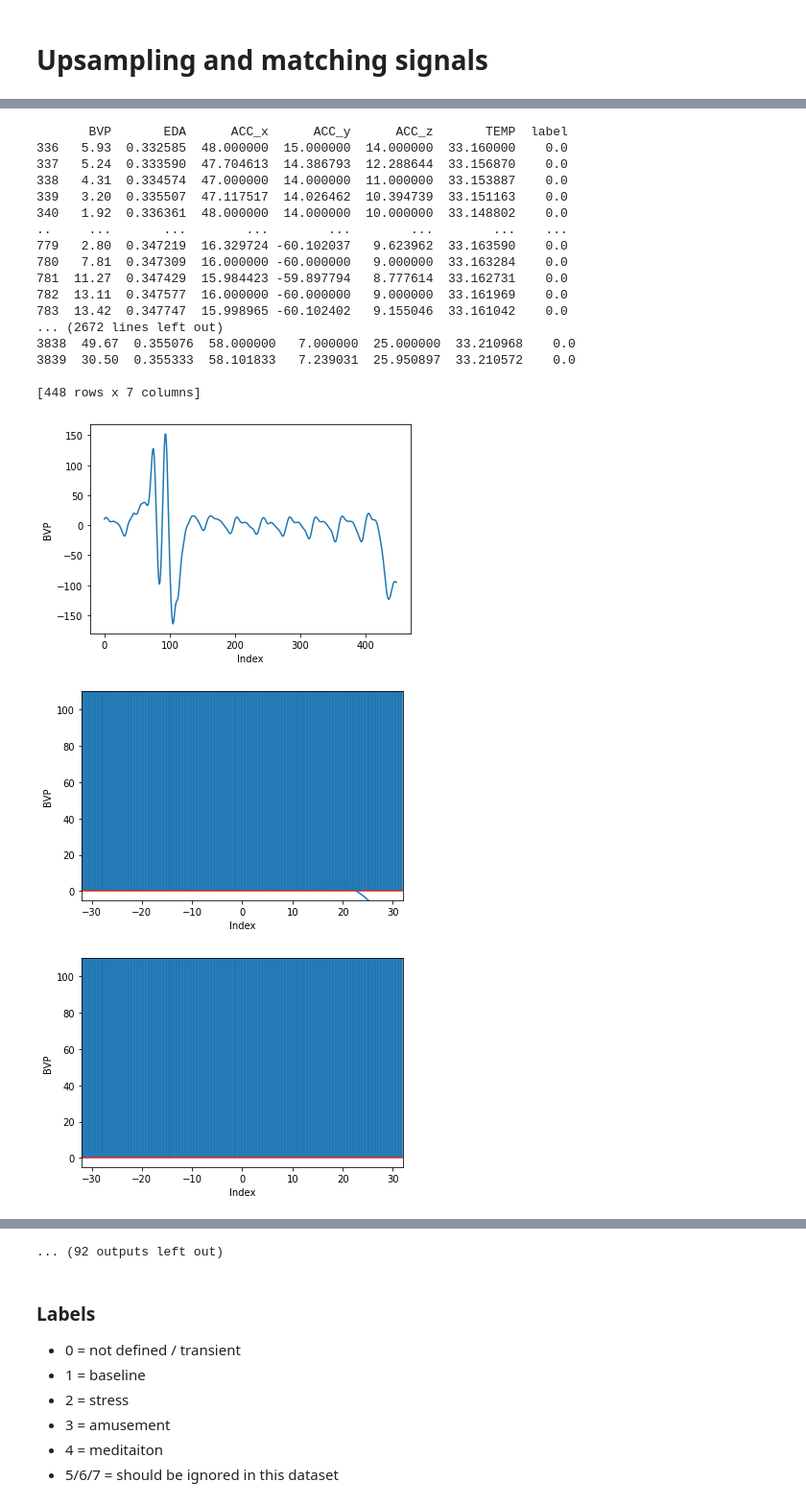
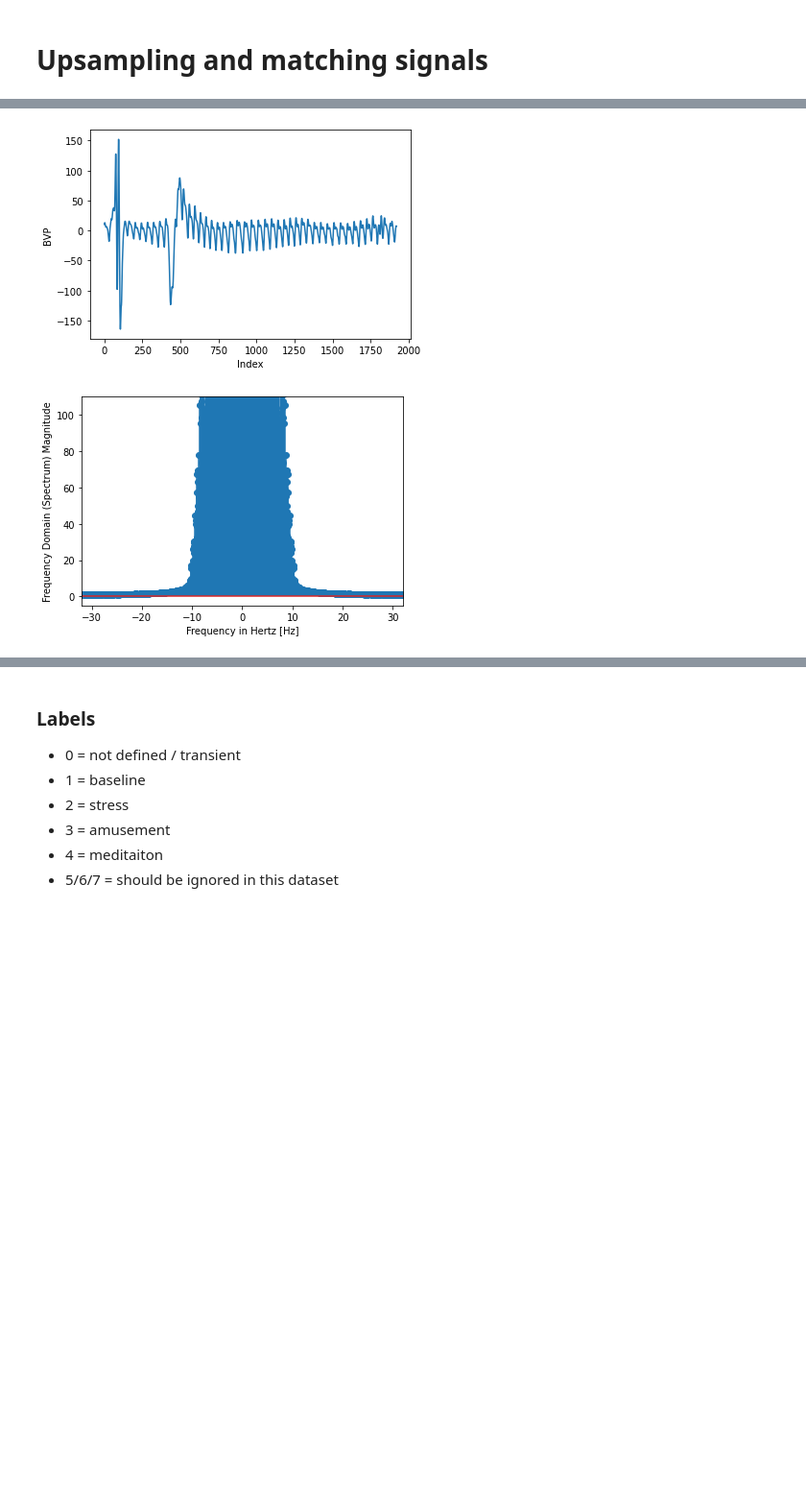
Before and after one commit to peasypi/Stress-Detection-From-Wearables, a Jupyter notebook: code/Stress_Detection_With_Wearables_Explorative_Analyse.ipynb, the cells around one changed output, grey strips where cells are left out. Shown: that part at 96% size. Drawn from its saved outputs; the diff is of its cells as text; code cells hidden in the pictures; blank space fills up the shorter version.

```diff
--- a/code/Stress_Detection_With_Wearables_Explorative_Analyse.ipynb
+++ b/code/Stress_Detection_With_Wearables_Explorative_Analyse.ipynb
@@ -282,7 +281,7 @@ Für *fftfreq* wird N (= SAMPLE_RATE * DURATION) und 1/SAMPLE_RATE
 # %%
 window_len = 64 * 60 # fs = 64 and window length in seconds = 60
 #subwindow_len = 64 * 30 # fs = 64 and sub-window length in seconds = 7
-subwindow_len = 64 * 7 # müsste es nicht 7 sein, wenn sub-window length 7 ist?
+subwindow_len = 64 * 30 # müsste es nicht 7 sein, wenn sub-window length 7 ist?
 window_shift = int(64 * 0.25) # fs = 64 and window shift in seconds = 0.25
 
 window = df_new[:window_len]
@@ -304,9 +303,10 @@ for i in range(0, window_len, window_shift):
         # freq = scipy.fftfreq(8, 0.125)
         #f_s = 30
         f_s = 64
-        X = scipy.fft.fft(x)
+        # du hattest hier x drin - das ist nur ein RangeIndex, der Input für fft ist aber ein Array, deswegen dachte ich vielleicht eher y
+        X = scipy.fft.fft(y)
         #freqs = scipy.fft.fftfreq(len(x)) * f_s
-        N = f_s * 7
+        N = 64 * 30
         freqs = scipy.fft.fftfreq(N, 1/f_s)
         fig, ax = plt.subplots()
 
@@ -327,4 +327,5 @@ for i in range(0, window_len, window_shift):
         # plt.title('(Fast) Fourier Transform Method Algorithm',fontsize=20)
         # plt.grid(True)
         # plt.xlim(0,200)
+        break
 # %% [output]
@@ -348,20 +346,2 @@ for i in range(0, window_len, window_shift):
-       BVP       EDA      ACC_x      ACC_y      ACC_z       TEMP  label
-336   5.93  0.332585  48.000000  15.000000  14.000000  33.160000    0.0
-337   5.24  0.333590  47.704613  14.386793  12.288644  33.156870    0.0
-338   4.31  0.334574  47.000000  14.000000  11.000000  33.153887    0.0
-339   3.20  0.335507  47.117517  14.026462  10.394739  33.151163    0.0
-340   1.92  0.336361  48.000000  14.000000  10.000000  33.148802    0.0
-..     ...       ...        ...        ...        ...        ...    ...
-779   2.80  0.347219  16.329724 -60.102037   9.623962  33.163590    0.0
-780   7.81  0.347309  16.000000 -60.000000   9.000000  33.163284    0.0
-781  11.27  0.347429  15.984423 -59.897794   8.777614  33.162731    0.0
-782  13.11  0.347577  16.000000 -60.000000   9.000000  33.161969    0.0
-783  13.42  0.347747  15.998965 -60.102402   9.155046  33.161042    0.0
-... (2672 lines left out)
-3838  49.67  0.355076  58.000000   7.000000  25.000000  33.210968    0.0
-3839  30.50  0.355333  58.101833   7.239031  25.950897  33.210572    0.0
-
-[448 rows x 7 columns]
-[figure, old version]
+[figure, new version]
-[figure, old version]
+[figure, new version]
-[figure, removed]
@@ -375,4 +348,3 @@ for i in range(0, window_len, window_shift):
-... (92 outputs left out)
 # %% [markdown]
 ### Labels
 
```
Also changed, not shown: parts of 2 cells of this notebook.
